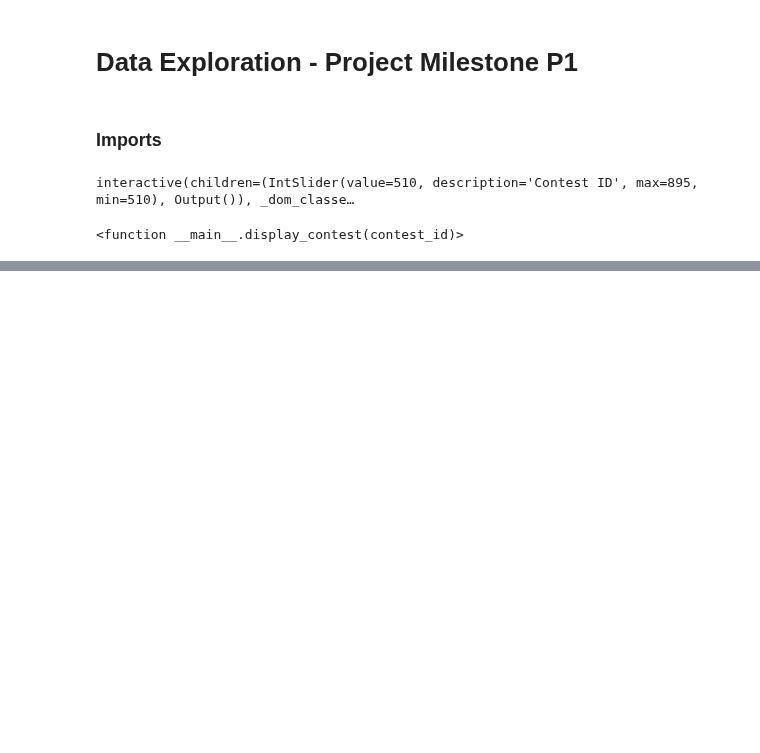
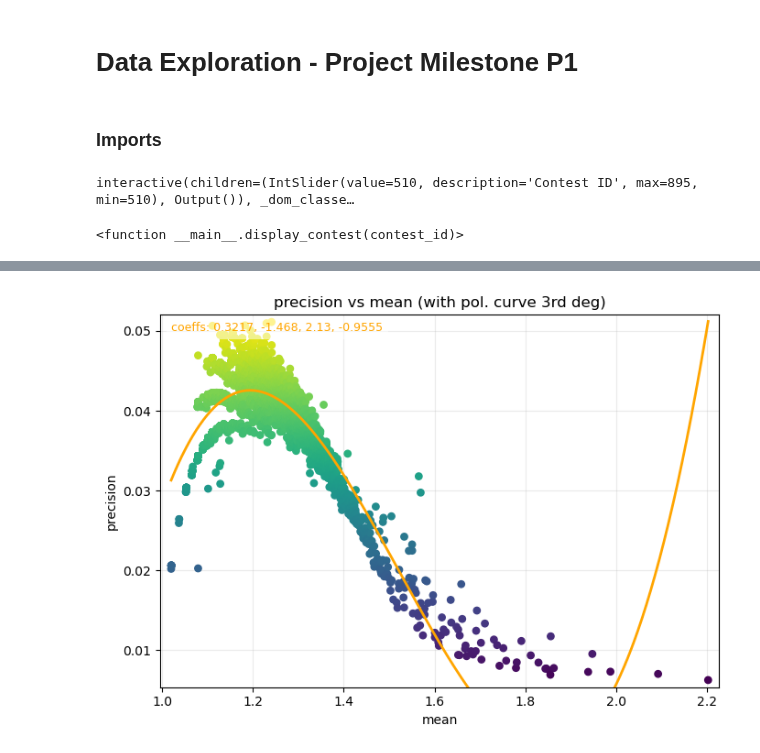
Before and after one commit to epfl-ada/ada-2025-project-json-derulo, a Jupyter notebook: src/Jeremy/data_exploration.ipynb, the cells around one changed output, grey strips where cells are left out. Drawn from its saved outputs; the diff is of its cells as text; code cells hidden in the pictures; blank space fills up the shorter version.

```diff
--- a/src/Jeremy/data_exploration.ipynb
+++ b/src/Jeremy/data_exploration.ipynb
@@ -113,0 +116,5 @@ display(df_current.head(10))
+# %%
+_ = plot_df_two_class(df_current, x_col="mean", y_col="precision", trace="poly",
+                      figsize=(7, 5), title= None, cmap= 'viridis', save_path=None)
+# %% [output]
+[figure, added]
```
Also changed, not shown: parts of 5 cells of this notebook, 2 other files.
